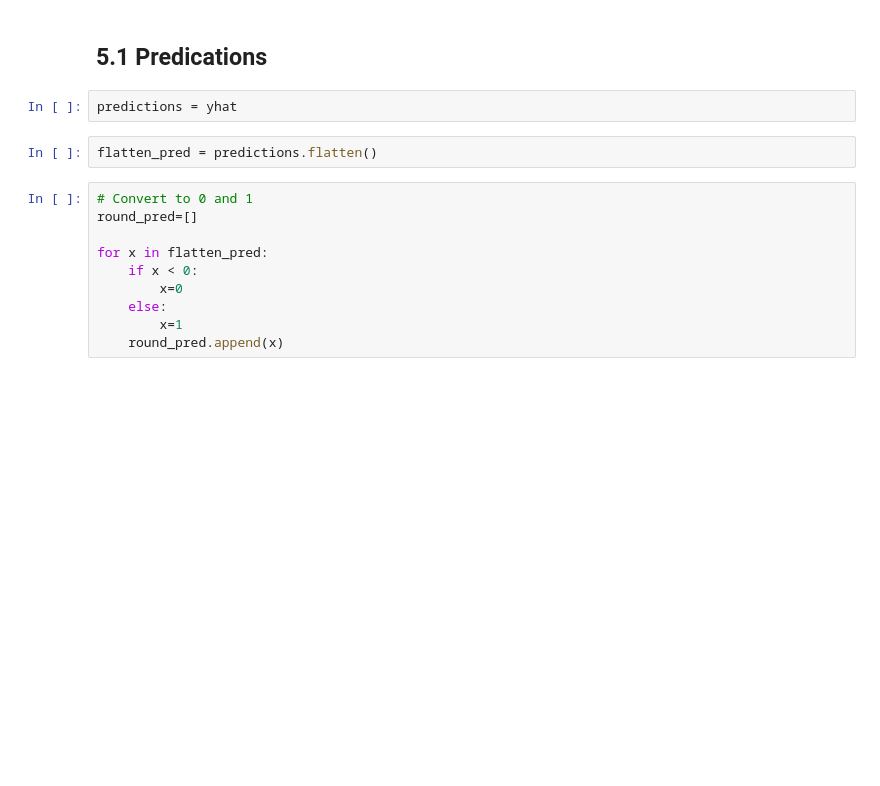
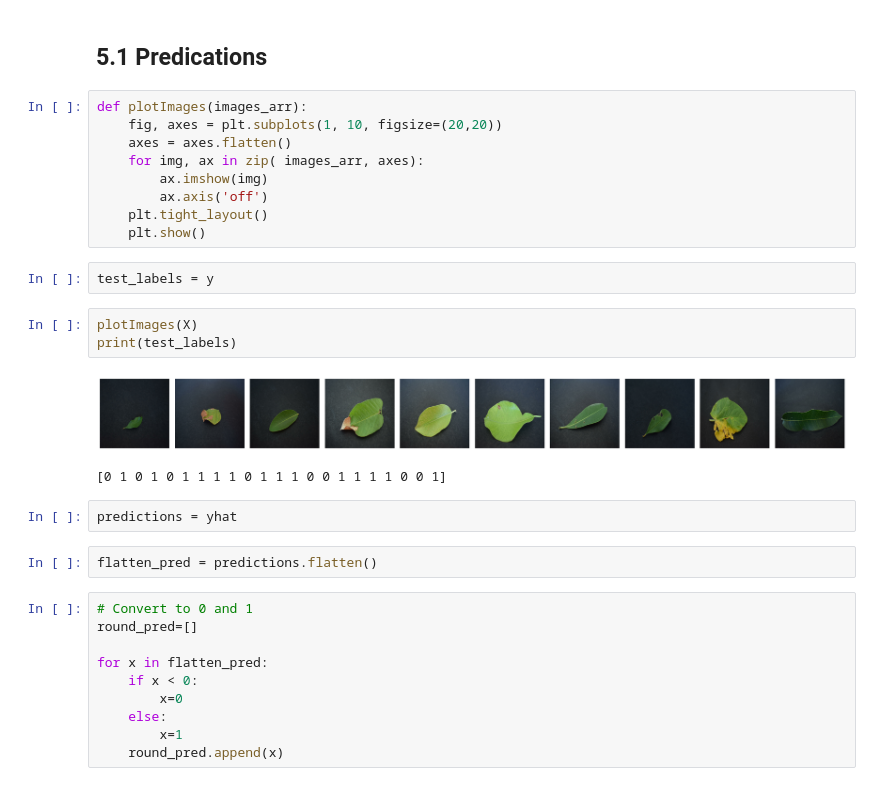
Before and after one commit to RoxieCardonax/Thesis-Run-1, a Jupyter notebook: CNNSVM1.ipynb, the cells around one changed output. Cells and saved outputs as stored; diff of their text form; blank space fills up the shorter version.

```diff
--- a/CNNSVM1.ipynb
+++ b/CNNSVM1.ipynb
@@ -302,5 +306,22 @@ Precision:0.8730649948120117, Recall:0.8022759556770325, Accuracy: 0.84326243400
 # %% [markdown]
 ## 5.1 Predications
+# %%
+def plotImages(images_arr):
+    fig, axes = plt.subplots(1, 10, figsize=(20,20))
+    axes = axes.flatten()
+    for img, ax in zip( images_arr, axes):
+        ax.imshow(img)
+        ax.axis('off')
+    plt.tight_layout()
+    plt.show()
+# %%
+test_labels = y
+# %%
+plotImages(X)
+print(test_labels)
+# %% [output]
+[figure, added]
+[0 1 0 1 0 1 1 1 1 0 1 1 1 0 0 1 1 1 1 0 0 1]
 # %%
 predictions = yhat
 # %%
```
Also changed, not shown: parts of 7 cells of this notebook.
